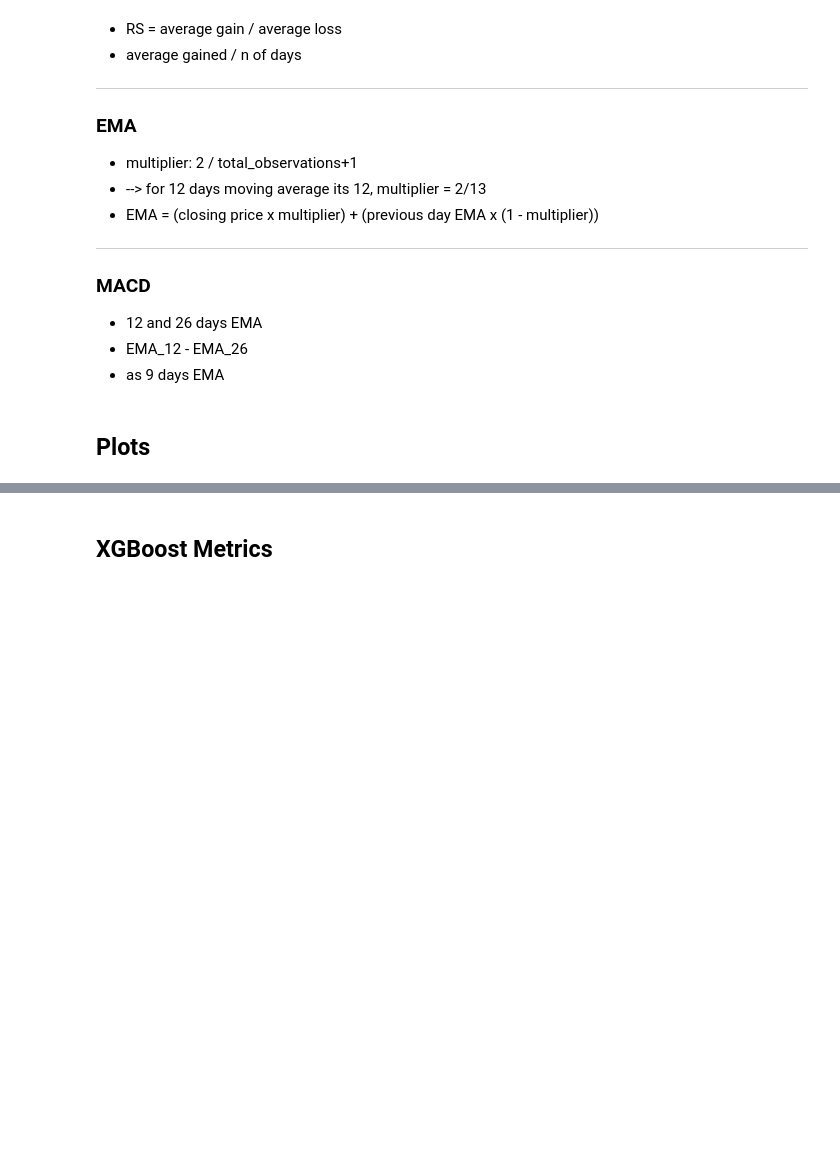
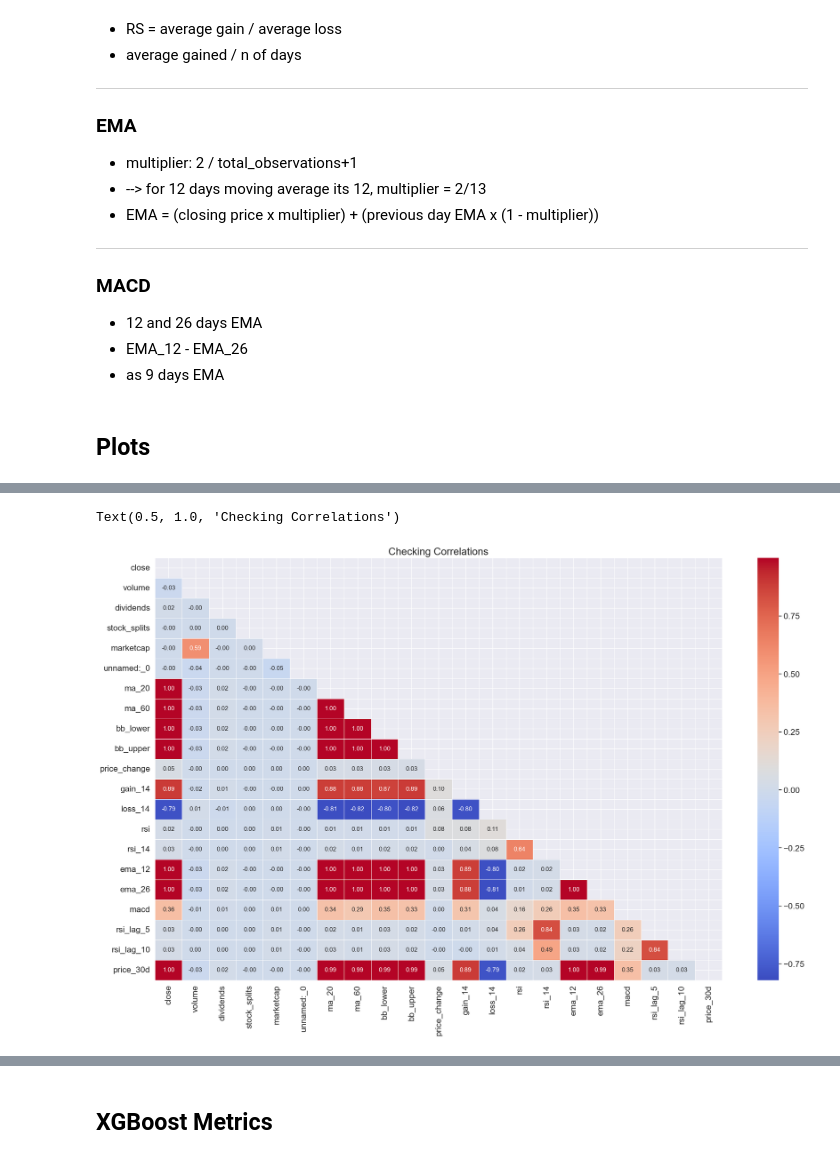
Before and after one commit to jan463/mid_project, a Jupyter notebook: notebooks/ML.ipynb, the cells around one changed output, grey strips where cells are left out. Saved outputs shown, nothing was run; the diff lists cells and outputs as text; code cells hidden in the pictures; blank space fills up the shorter version.

```diff
--- a/notebooks/ML.ipynb
+++ b/notebooks/ML.ipynb
@@ -272,14 +347,17 @@ plt.show()
 # %%
 # Correlation Matrix-Heatmap Plot
-num = df3.select_dtypes("number")
+num = df4.select_dtypes("number")
 correlation_matrix = num.corr()
 
 mask = np.zeros_like(correlation_matrix)
 mask[np.triu_indices_from(mask)] = True # optional, to hide repeat half of the matrix
 f, ax = plt.subplots(figsize=(25, 15))
 sns.set(font_scale=1.5) # increase font size
 ax = sns.heatmap(correlation_matrix, mask=mask, annot=True, annot_kws={"size": 12}, linewidths=.5, cmap="coolwarm", fmt=".2f", ax=ax) # round to 2 decimal places
-ax.set_title("Dealing with Multicollinearity", fontsize=20) # add title
+ax.set_title("Checking Correlations", fontsize=20) # add title
+# %% [output]
+Text(0.5, 1.0, 'Checking Correlations')
+[figure, added]
 # %%
 # plotting for test
 
```
Also changed, not shown: parts of 25 cells of this notebook, 9 other files.
